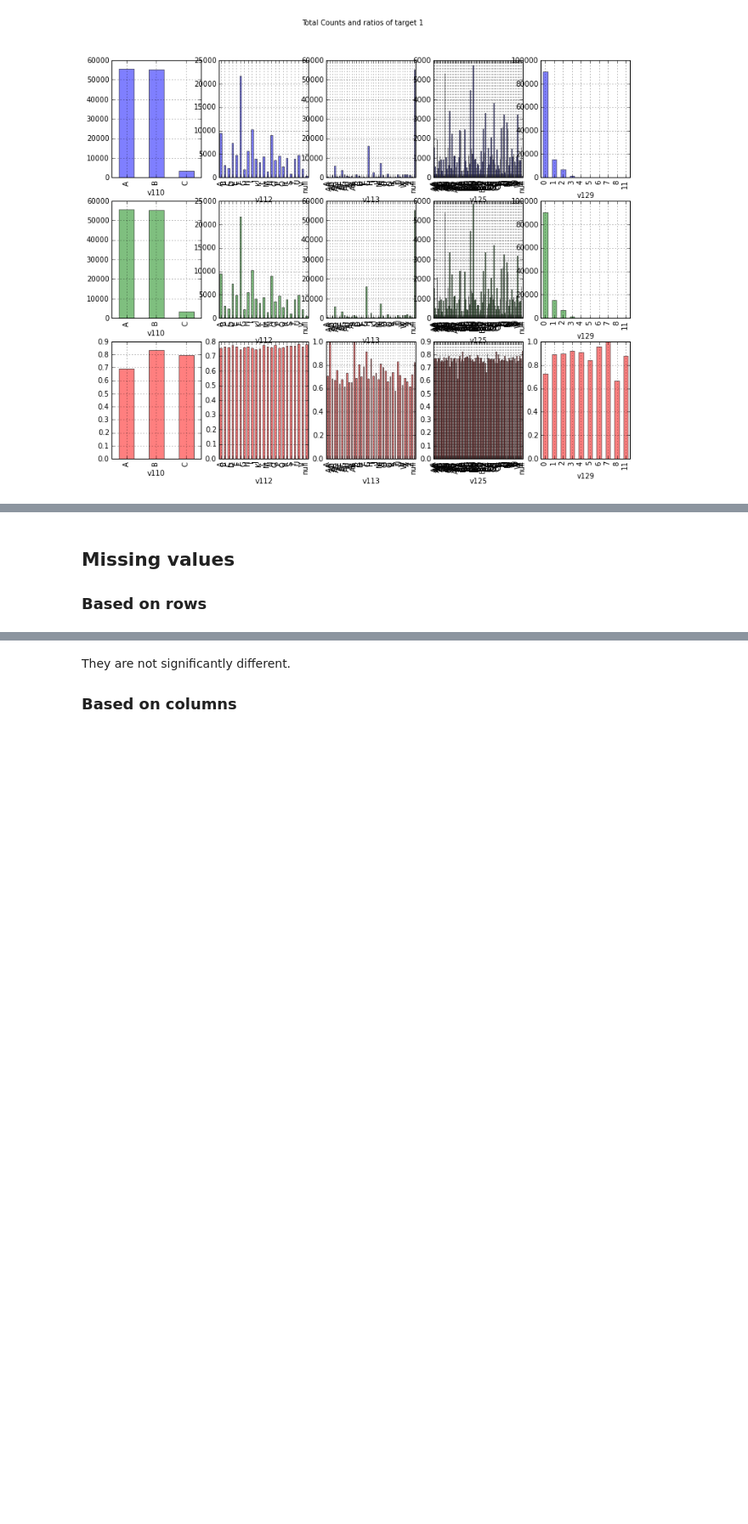
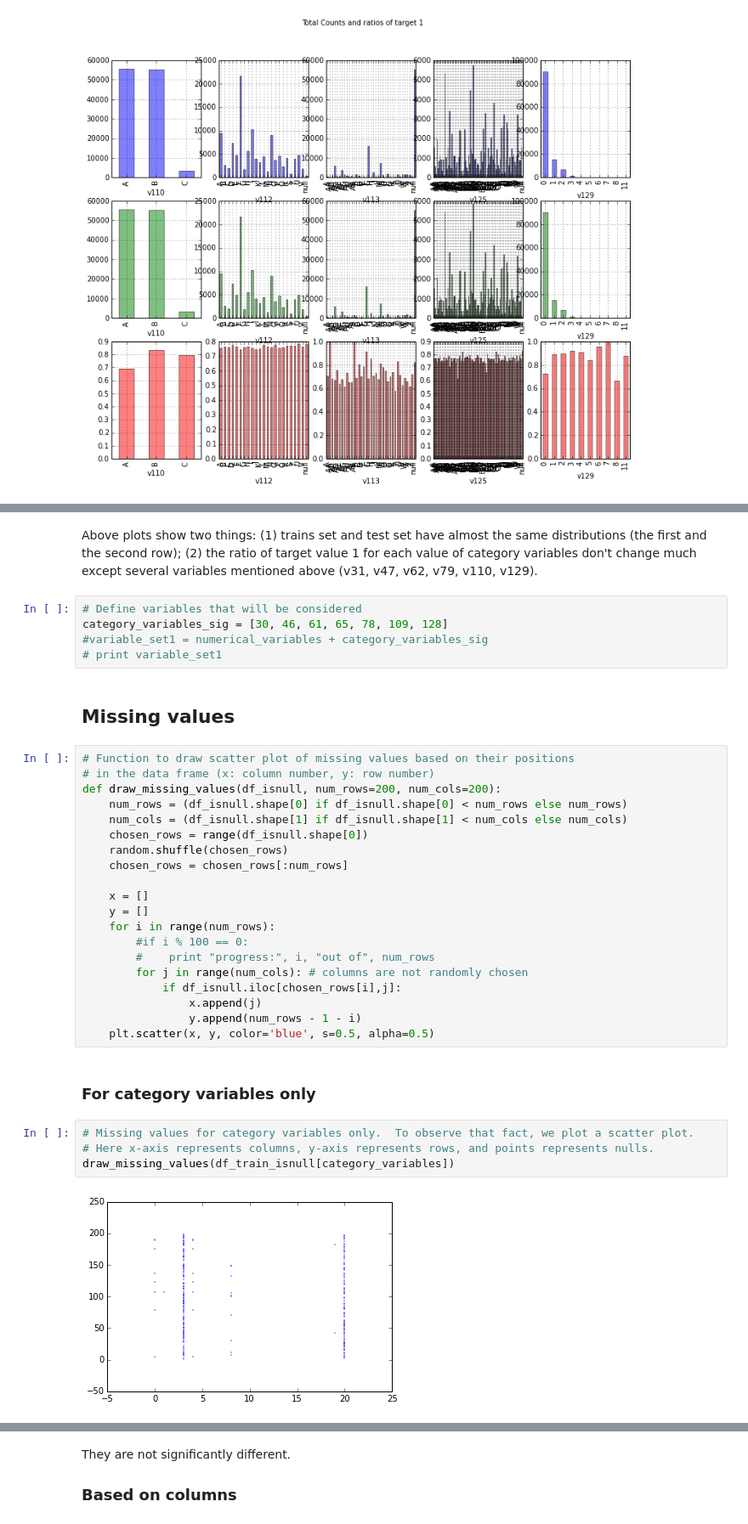
Before and after one commit to suhanree/claims-manager, a Jupyter notebook: code/ExploratoryAnalysis.ipynb, the cells around one changed output, grey strips where cells are left out. Shown at 85% size. Saved outputs shown, nothing was run; the diff lists cells and outputs as text; blank space fills up the shorter version.

```diff
--- a/code/ExploratoryAnalysis.ipynb
+++ b/code/ExploratoryAnalysis.ipynb
@@ -191,3 +232,37 @@ plot_category_variables(df_train, df_test, target_train, column_names[category_v
+# %% [markdown]
+Above plots show two things: (1) trains set and test set have almost the same distributions (the first and the second row); (2) the ratio of target value 1 for each value of category variables don't change much except several variables mentioned above (v31, v47, v62, v79, v110, v129).
+# %%
+# Define variables that will be considered
+category_variables_sig = [30, 46, 61, 65, 78, 109, 128]
+#variable_set1 = numerical_variables + category_variables_sig
+# print variable_set1
 # %% [markdown]
 ## Missing values
-### Based on rows
+# %%
+# Function to draw scatter plot of missing values based on their positions
+# in the data frame (x: column number, y: row number)
+def draw_missing_values(df_isnull, num_rows=200, num_cols=200):
+    num_rows = (df_isnull.shape[0] if df_isnull.shape[0] < num_rows else num_rows)
+    num_cols = (df_isnull.shape[1] if df_isnull.shape[1] < num_cols else num_cols)
+    chosen_rows = range(df_isnull.shape[0])
+    random.shuffle(chosen_rows)
+    chosen_rows = chosen_rows[:num_rows]
+
+    x = []
+    y = []
+    for i in range(num_rows):
+        #if i % 100 == 0:
+        #    print "progress:", i, "out of", num_rows
+        for j in range(num_cols): # columns are not randomly chosen
+            if df_isnull.iloc[chosen_rows[i],j]:
+                x.append(j)
+                y.append(num_rows - 1 - i)
+    plt.scatter(x, y, color='blue', s=0.5, alpha=0.5)
+# %% [markdown]
+### For category variables only
+# %%
+# Missing values for category variables only.  To observe that fact, we plot a scatter plot.
+# Here x-axis represents columns, y-axis represents rows, and points represents nulls.
+draw_missing_values(df_train_isnull[category_variables])
+# %% [output]
+[figure, added]
```
Also changed, not shown: parts of 80 cells of this notebook.
